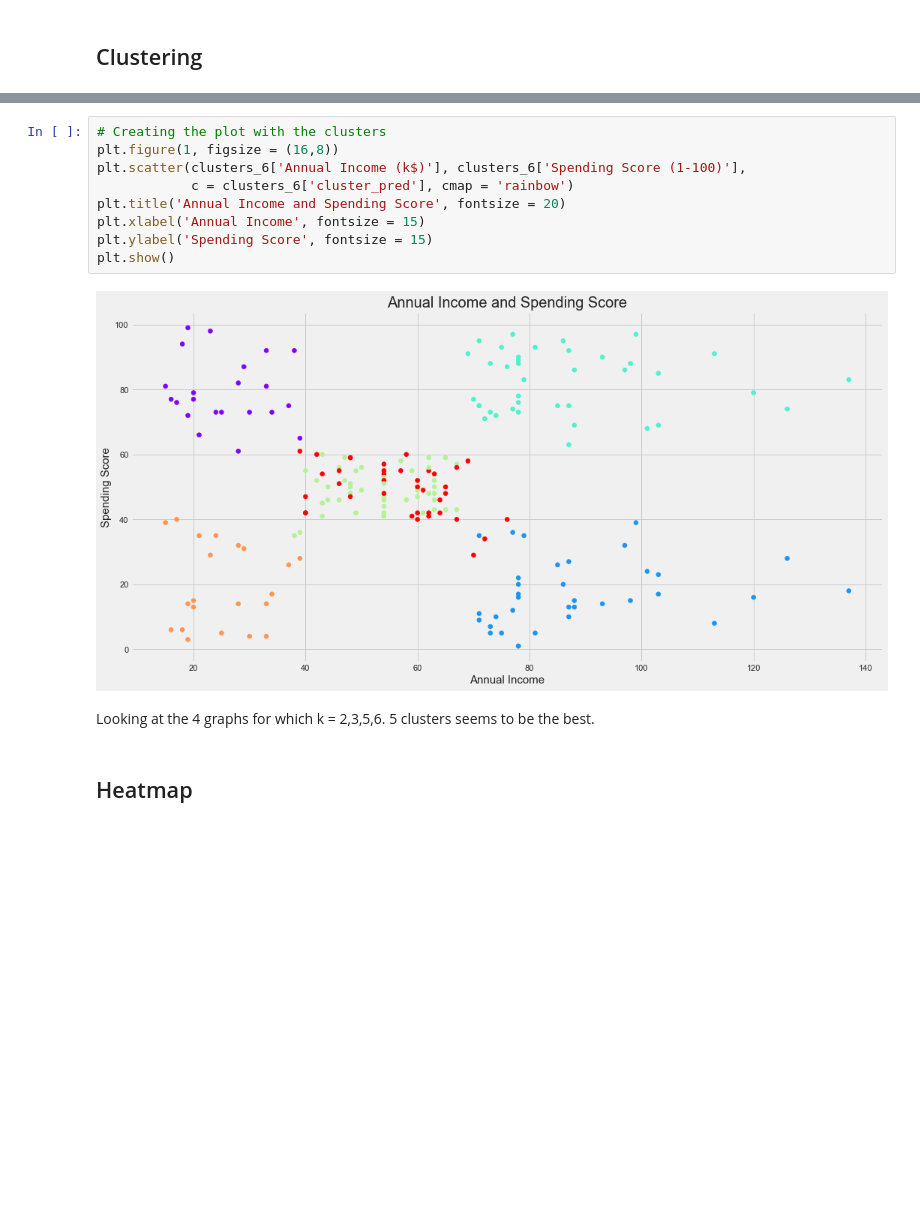
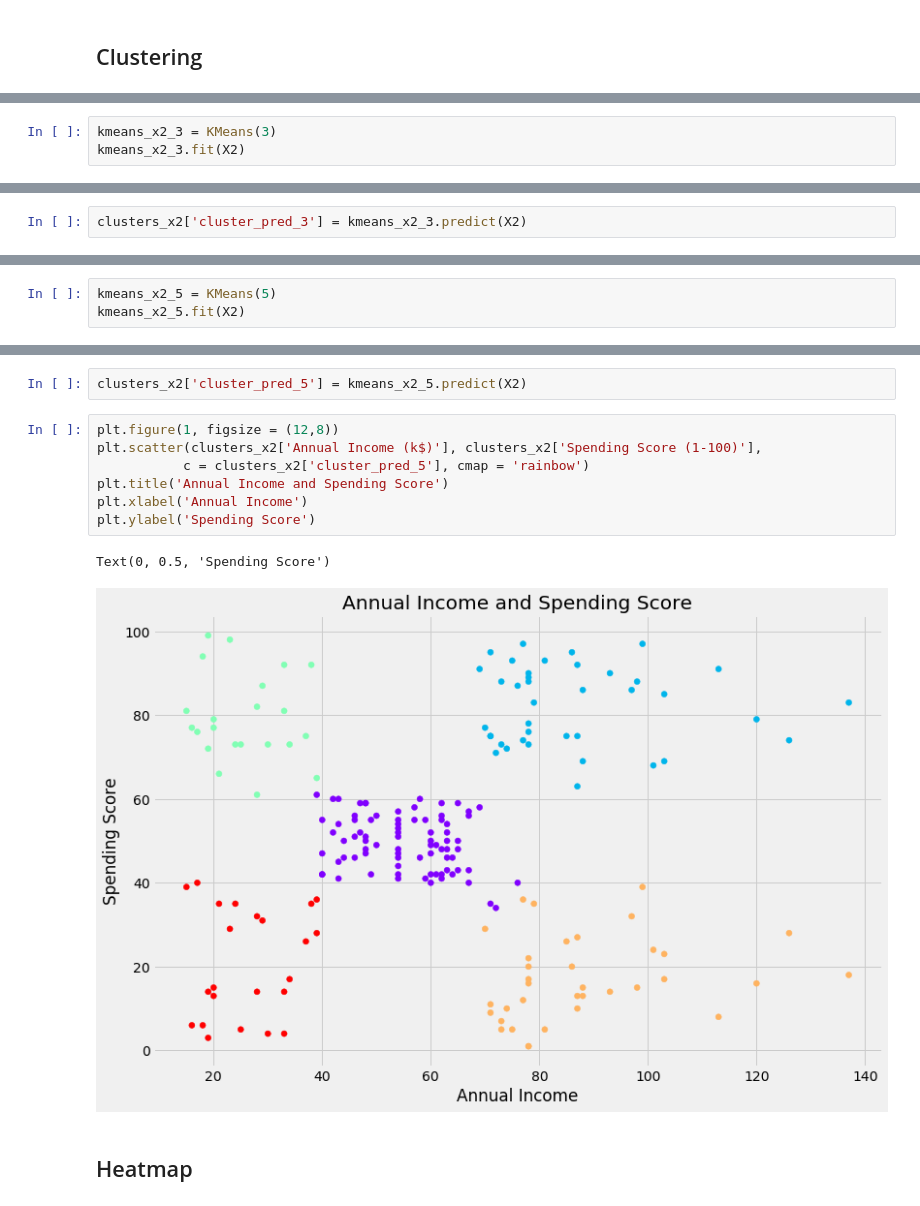
Before and after one commit to plolla/Mall-Customer-Segmentation, a Jupyter notebook: Mall Customer Segmentation.ipynb, the cells around one changed output, grey strips where cells are left out. Cells and saved outputs as stored; diff of their text form; blank space fills up the shorter version.

```diff
--- a/Mall Customer Segmentation.ipynb
+++ b/Mall Customer Segmentation.ipynb
@@ -309,0 +389,3 @@ clusters_5['cluster_pred'] = kmeans_5.fit_predict(X)
+# %%
+kmeans_x2_3 = KMeans(3)
+kmeans_x2_3.fit(X2)
@@ -310 +394,3 @@ clusters_5['cluster_pred'] = kmeans_5.fit_predict(X)
+# %%
+clusters_x2['cluster_pred_3'] = kmeans_x2_3.predict(X2)
 # %%
@@ -328,0 +406,3 @@ clusters_6['cluster_pred'] = kmeans_6.fit_predict(X)
+# %%
+kmeans_x2_5 = KMeans(5)
+kmeans_x2_5.fit(X2)
@@ -329,16 +411,15 @@ clusters_6['cluster_pred'] = kmeans_6.fit_predict(X)
+# %%
+clusters_x2['cluster_pred_5'] = kmeans_x2_5.predict(X2)
 # %%
-# Creating the plot with the clusters
-plt.figure(1, figsize = (16,8))
-plt.scatter(clusters_6['Annual Income (k$)'], clusters_6['Spending Score (1-100)'],
-            c = clusters_6['cluster_pred'], cmap = 'rainbow')
-plt.title('Annual Income and Spending Score', fontsize = 20)
-plt.xlabel('Annual Income', fontsize = 15)
-plt.ylabel('Spending Score', fontsize = 15)
-plt.show()
+plt.figure(1, figsize = (12,8))
+plt.scatter(clusters_x2['Annual Income (k$)'], clusters_x2['Spending Score (1-100)'],
+           c = clusters_x2['cluster_pred_5'], cmap = 'rainbow')
+plt.title('Annual Income and Spending Score')
+plt.xlabel('Annual Income')
+plt.ylabel('Spending Score')
 # %% [output]
+Text(0, 0.5, 'Spending Score')
-[figure, old version]
+[figure, new version]
-# %% [markdown]
-Looking at the 4 graphs for which k = 2,3,5,6. 5 clusters seems to be the best.
 # %% [markdown]
 ## Heatmap
 # %%
```
Also changed, not shown: parts of 49 cells of this notebook.
